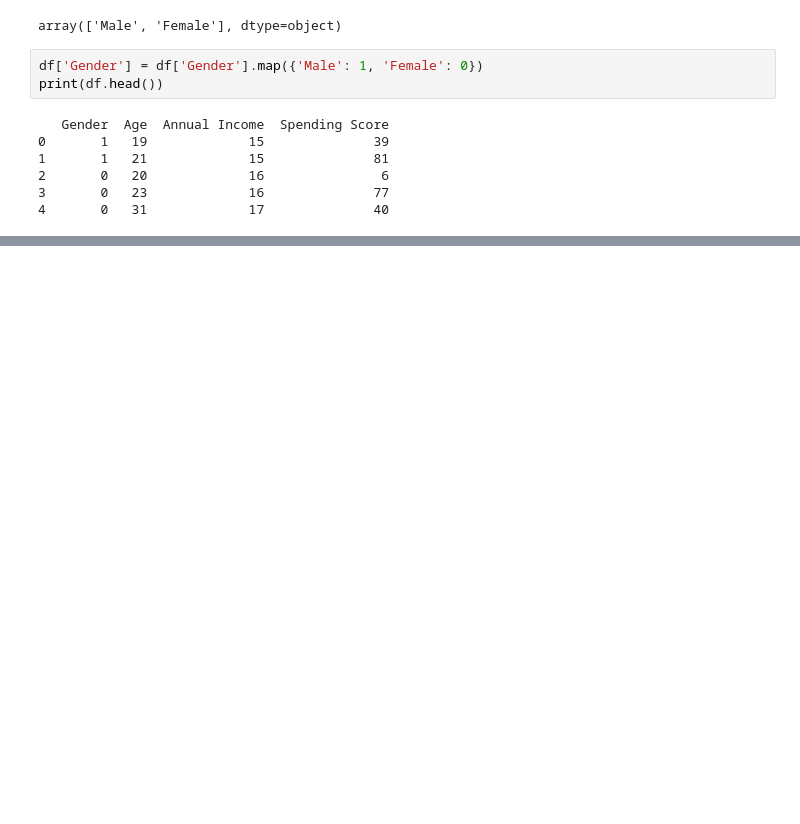
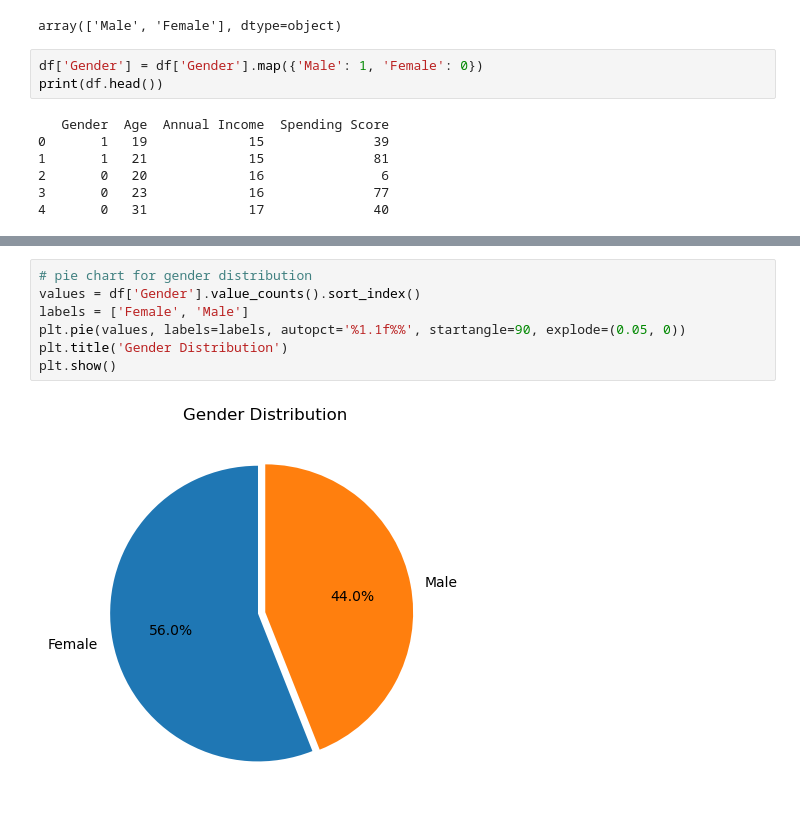
Before and after one commit to Hazem12Bakr/Customer-Segmentation, a Jupyter notebook: main.ipynb, the cells around one changed output, grey strips where cells are left out. Cells and saved outputs as stored; diff of their text form; blank space fills up the shorter version.

```diff
--- a/main.ipynb
+++ b/main.ipynb
@@ -115,0 +127,9 @@ print(df.head())
+# %%
+# pie chart for gender distribution
+values = df['Gender'].value_counts().sort_index()
+labels = ['Female', 'Male']
+plt.pie(values, labels=labels, autopct='%1.1f%%', startangle=90, explode=(0.05, 0))
+plt.title('Gender Distribution')
+plt.show()
+# %% [output]
+[figure, added]
```
Also changed, not shown: parts of 26 cells of this notebook.
